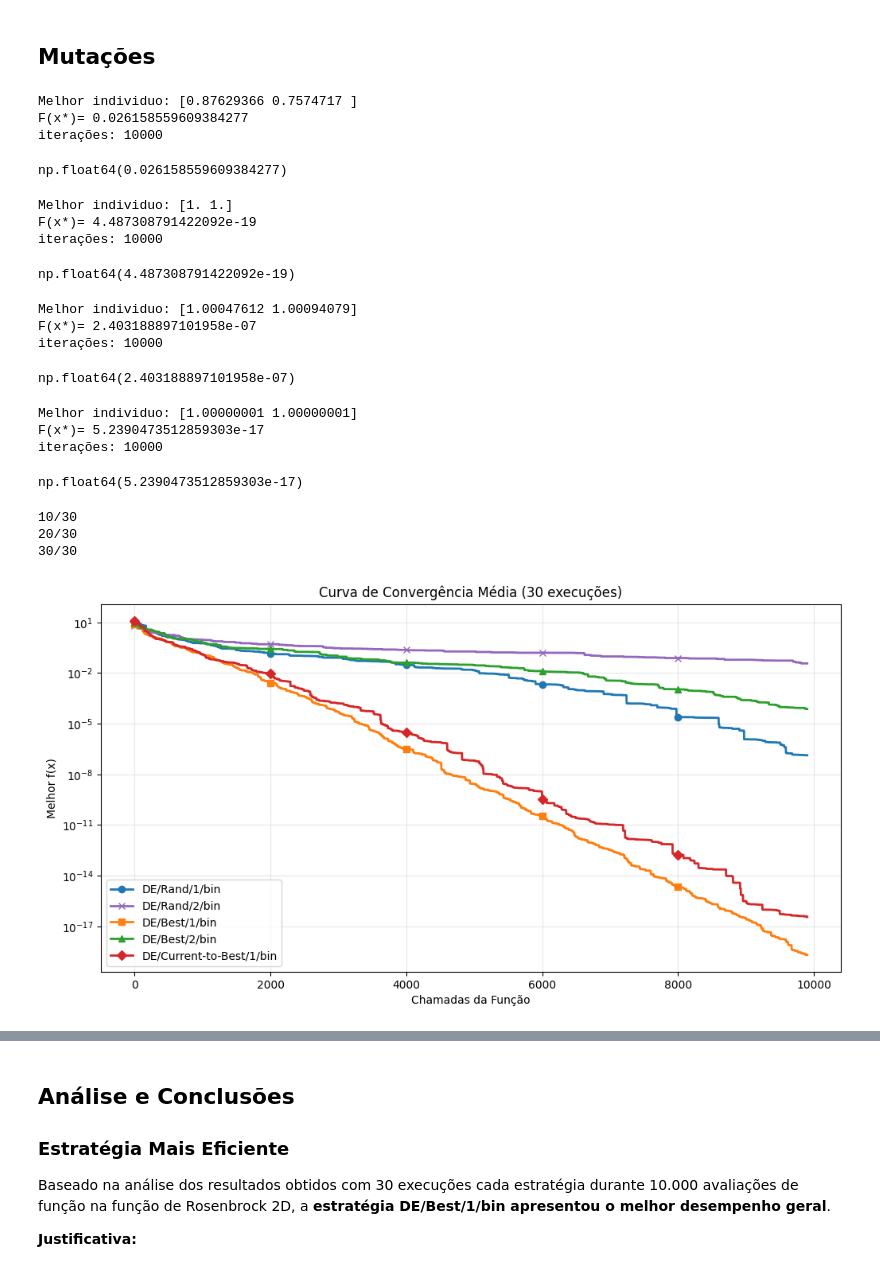
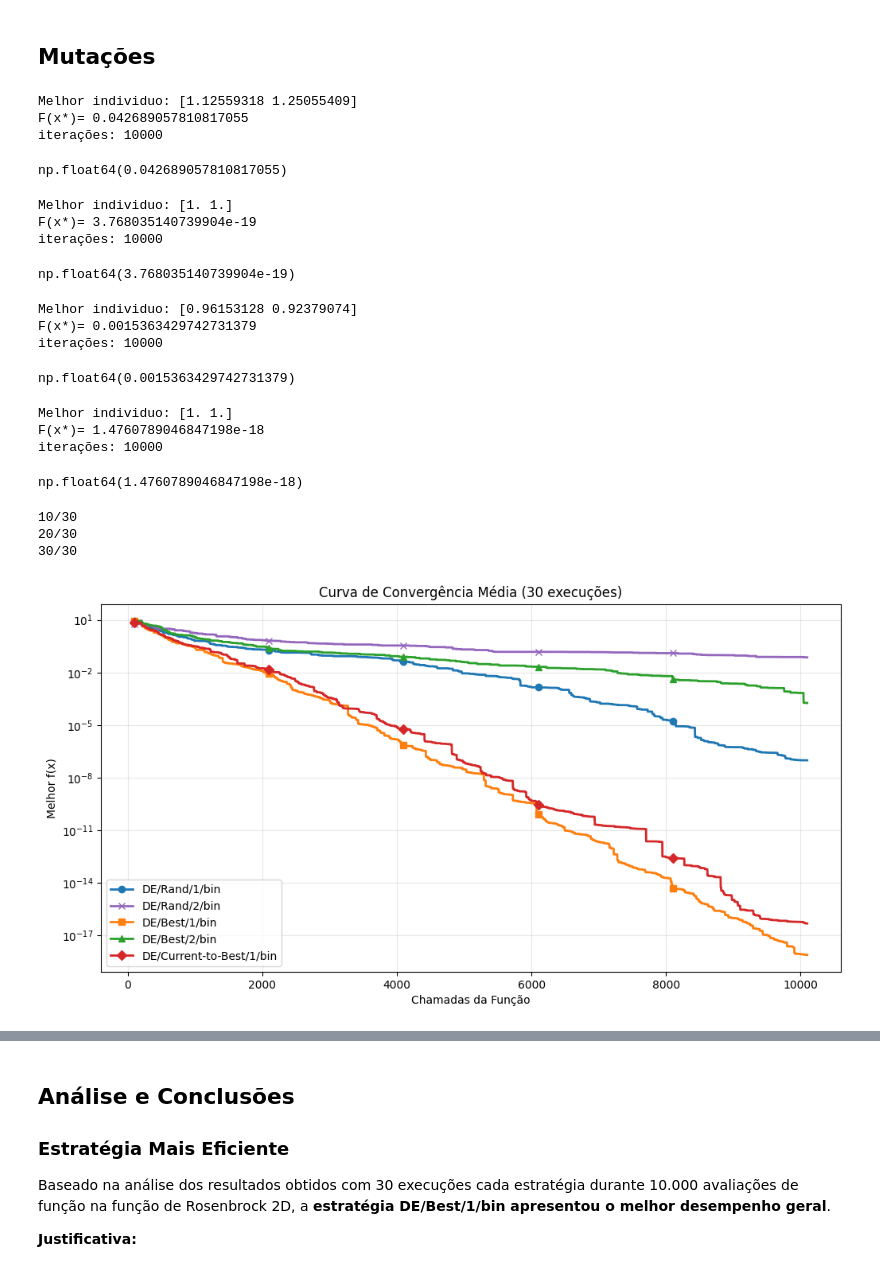
Before and after one commit to DaviMattos14/obsidian_notebook, a Jupyter notebook: Otimização com Metaheurísticas/Tarefa 4/Algoritmo_Evolutivo.ipynb, the cells around one changed output, grey strips where cells are left out. Cells and saved outputs as stored; diff of their text form; code cells hidden in the pictures.

```diff
--- a/Otimização com Metaheurísticas/Tarefa 4/Algoritmo_Evolutivo.ipynb
+++ b/Otimização com Metaheurísticas/Tarefa 4/Algoritmo_Evolutivo.ipynb
@@ -71,7 +71,11 @@ def algoritmo_evolutivo(problema=rosenbrock, dimensao=2, n_individuos=100, inter
     populacao = criar_populacao(dimensao, n_individuos, intervalo)
 
     fitness = problema(populacao)
-    historico = [np.min(fitness)]
+    historico = []
+
+    # Adiciona um ponto para cada avaliação inicial
+    for _ in range(n_individuos):
+        historico.append(np.min(fitness))
 
     chamada_funcao = n_individuos
     while (chamada_funcao < parada):
@@ -91,8 +95,12 @@ def algoritmo_evolutivo(problema=rosenbrock, dimensao=2, n_individuos=100, inter
             populacao[i] = teste
             fitness[i] = fx
         chamada_funcao += 1
-        historico.append(np.min(fitness).copy())
+        if len(historico) < parada:
+            historico.append(np.min(fitness).copy())
 
+    # Se faltam pontos, preenche com o último valor
+    while len(historico) < parada:
+        historico.append(np.min(fitness))
 
     best = melhor_individuo(populacao, problema)
     if printf:
@@ -100,7 +108,7 @@ def algoritmo_evolutivo(problema=rosenbrock, dimensao=2, n_individuos=100, inter
     if history == None:
       return problema(best)
     else:
-      return best, historico
+      return best, historico[:parada]
 # %%
 _ = algoritmo_evolutivo(dimensao=2, parada=10000, printf=True)
 # %% [output]
@@ -213,31 +222,31 @@ def current_to_best_1(pop, i, F, fitness):
 # %%
 algoritmo_evolutivo(estrategia=rand_2, parada=10000, printf=True)
 # %% [output]
-Melhor individuo: [0.87629366 0.7574717 ]
-F(x*)= 0.026158559609384277
+Melhor individuo: [1.12559318 1.25055409]
+F(x*)= 0.042689057810817055
 iterações: 10000
-np.float64(0.026158559609384277)
+np.float64(0.042689057810817055)
 # %%
 algoritmo_evolutivo(estrategia=best_1, parada=10000, printf=True)
 # %% [output]
 Melhor individuo: [1. 1.]
-F(x*)= 4.487308791422092e-19
+F(x*)= 3.768035140739904e-19
 iterações: 10000
-np.float64(4.487308791422092e-19)
+np.float64(3.768035140739904e-19)
 # %%
 algoritmo_evolutivo(estrategia=best_2, parada=10000, printf=True)
 # %% [output]
-Melhor individuo: [1.00047612 1.00094079]
-F(x*)= 2.403188897101958e-07
+Melhor individuo: [0.96153128 0.92379074]
+F(x*)= 0.0015363429742731379
 iterações: 10000
-np.float64(2.403188897101958e-07)
+np.float64(0.0015363429742731379)
 # %%
 algoritmo_evolutivo(estrategia=current_to_best_1, parada=10000, printf=True)
 # %% [output]
-Melhor individuo: [1.00000001 1.00000001]
-F(x*)= 5.2390473512859303e-17
+Melhor individuo: [1. 1.]
+F(x*)= 1.4760789046847198e-18
 iterações: 10000
-np.float64(5.2390473512859303e-17)
+np.float64(1.4760789046847198e-18)
 # %%
 n_exec = 30
 max_fes = 10000
@@ -328,14 +338,16 @@ from matplotlib import pyplot as plt
 
 plt.figure(figsize=(12, 6))
 
+eixo = np.arange(100, 100 + min_len_global)  # ← começa em 100
+
 cores = ['#1f77b4', '#9467bd', '#ff7f0e', '#2ca02c', '#d62728']
 marcadores = ['o', 'x', 's', '^', 'D']
 
-plt.plot(range(min_len_global), media_rand1, label="DE/Rand/1/bin", color = cores[0], marker=marcadores[0], markersize=6, markevery=2000, linewidth=2)
-plt.plot(range(min_len_global), media_rand2, label="DE/Rand/2/bin", color = cores[1], marker=marcadores[1], markersize=6, markevery=2000, linewidth=2)
-plt.plot(range(min_len_global), media_best1, label="DE/Best/1/bin", color = cores[2], marker=marcadores[2], markersize=6, markevery=2000, linewidth=2)
-plt.plot(range(min_len_global), media_best2, label="DE/Best/2/bin", color = cores[3], marker=marcadores[3], markersize=6, markevery=2000, linewidth=2)
-plt.plot(range(min_len_global), media_current_to_best_1, label="DE/Current-to-Best/1/bin", color = cores[4], marker=marcadores[4], markersize=6, markevery=2000, linewidth=2)
+plt.plot(eixo, media_rand1, label="DE/Rand/1/bin", color = cores[0], marker=marcadores[0], markersize=6, markevery=2000, linewidth=2)
+plt.plot(eixo, media_rand2, label="DE/Rand/2/bin", color = cores[1], marker=marcadores[1], markersize=6, markevery=2000, linewidth=2)
+plt.plot(eixo, media_best1, label="DE/Best/1/bin", color = cores[2], marker=marcadores[2], markersize=6, markevery=2000, linewidth=2)
+plt.plot(eixo, media_best2, label="DE/Best/2/bin", color = cores[3], marker=marcadores[3], markersize=6, markevery=2000, linewidth=2)
+plt.plot(eixo, media_current_to_best_1, label="DE/Current-to-Best/1/bin", color = cores[4], marker=marcadores[4], markersize=6, markevery=2000, linewidth=2)
 
 #plt.fill_between(
 #    range(min_len1),
@@ -354,32 +366,32 @@ plt.plot(range(min_len_global), media_current_to_best_1, label="DE/Current-to-Be
 #plt.fill_between(
 #    range(min_len3),
 #    media_best1 - desvio_best1,
 #    media_best1 + desvio_best1,
 #    alpha=0.1,
 #)
 
 #plt.fill_between(
 #    range(min_len4),
 #    media_best2 - desvio_best2,
 #    media_best2 + desvio_best2,
 #    alpha=0.1,
 #)
 
 #plt.fill_between(
 #    range(min_len5),
 #    media_current_to_best_1 - desvio_current_to_best_1,
 #    media_current_to_best_1 + desvio_current_to_best_1,
 #    alpha=0.1,
 #)
 
 plt.yscale("log")
 plt.xlabel("Chamadas da Função")
 plt.ylabel("Melhor f(x)")
 plt.title("Curva de Convergência Média (30 execuções)")
 plt.grid(True, alpha=0.3)
 plt.legend()
 
 plt.show()
 # %% [output]
-[figure, old version]
+[figure, new version]
 # %%
```
Also changed, not shown: parts of 16 cells of this notebook, 24 other files.
